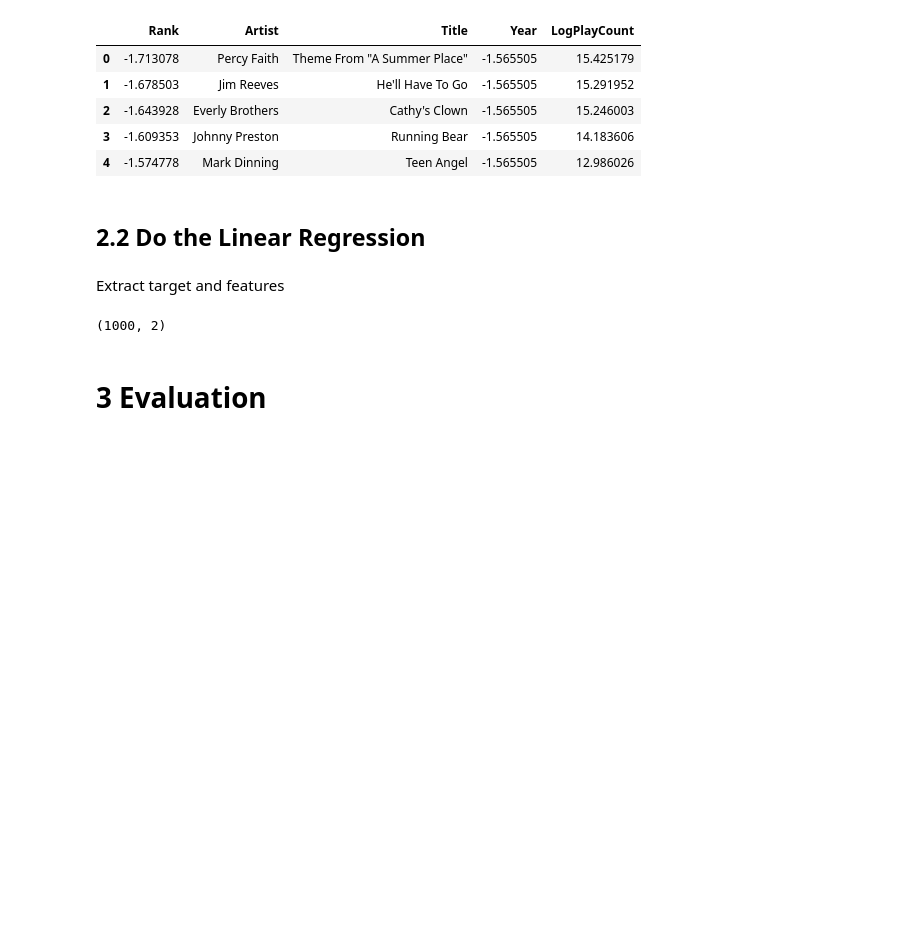
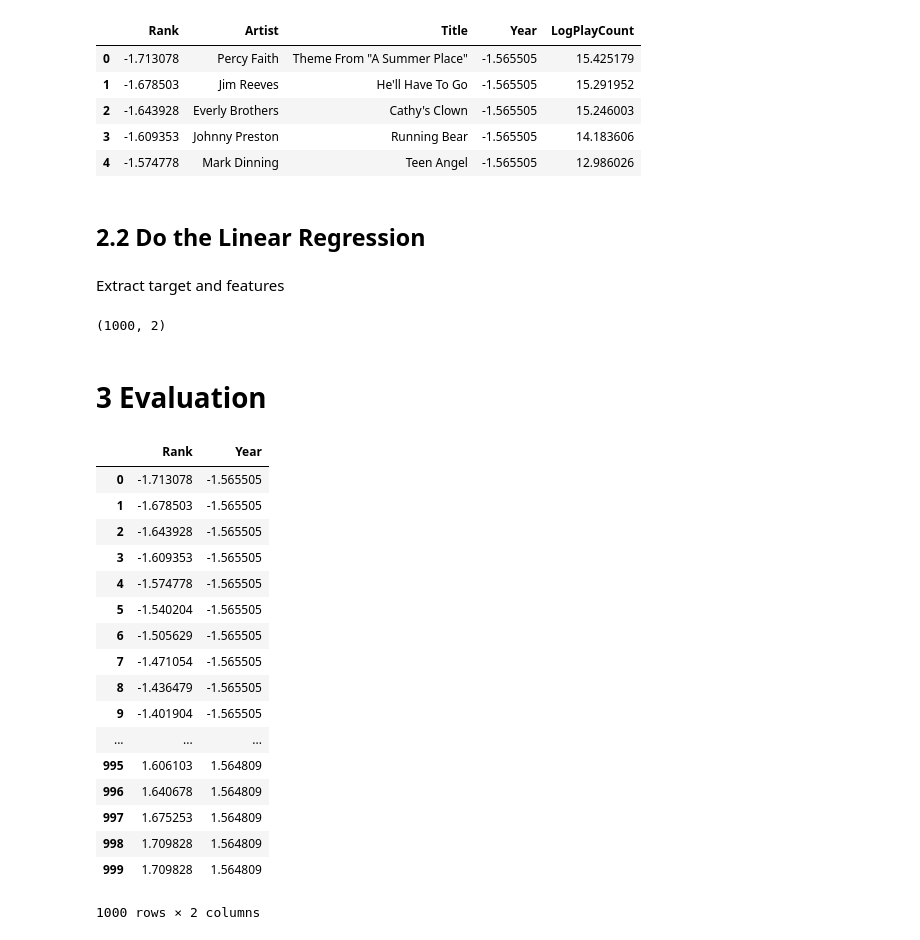
Before and after one commit to caitaozhan/CSE519-Homework-Project, a Jupyter notebook: TheProject/src/music-Caitao.ipynb, the cells around one changed output. Saved outputs shown, nothing was run; the diff lists cells and outputs as text; code cells hidden in the pictures; blank space fills up the shorter version.

```diff
--- a/TheProject/src/music-Caitao.ipynb
+++ b/TheProject/src/music-Caitao.ipynb
@@ -180,3 +206,24 @@ feature.shape
 (1000, 2)
 # %% [markdown]
 # 3 Evaluation
+# %%
+feature
+# %% [output]
+|  | Rank | Year |
+| 0 | -1.713078 | -1.565505 |
+| 1 | -1.678503 | -1.565505 |
+| 2 | -1.643928 | -1.565505 |
+| 3 | -1.609353 | -1.565505 |
+| 4 | -1.574778 | -1.565505 |
+| 5 | -1.540204 | -1.565505 |
+| 6 | -1.505629 | -1.565505 |
+| 7 | -1.471054 | -1.565505 |
+| 8 | -1.436479 | -1.565505 |
+| 9 | -1.401904 | -1.565505 |
+| ... | ... | ... |
+| 995 | 1.606103 | 1.564809 |
+| 996 | 1.640678 | 1.564809 |
+| 997 | 1.675253 | 1.564809 |
+| 998 | 1.709828 | 1.564809 |
+| 999 | 1.709828 | 1.564809 |
+1000 rows × 2 columns
```
Also changed, not shown: parts of 18 cells of this notebook.
